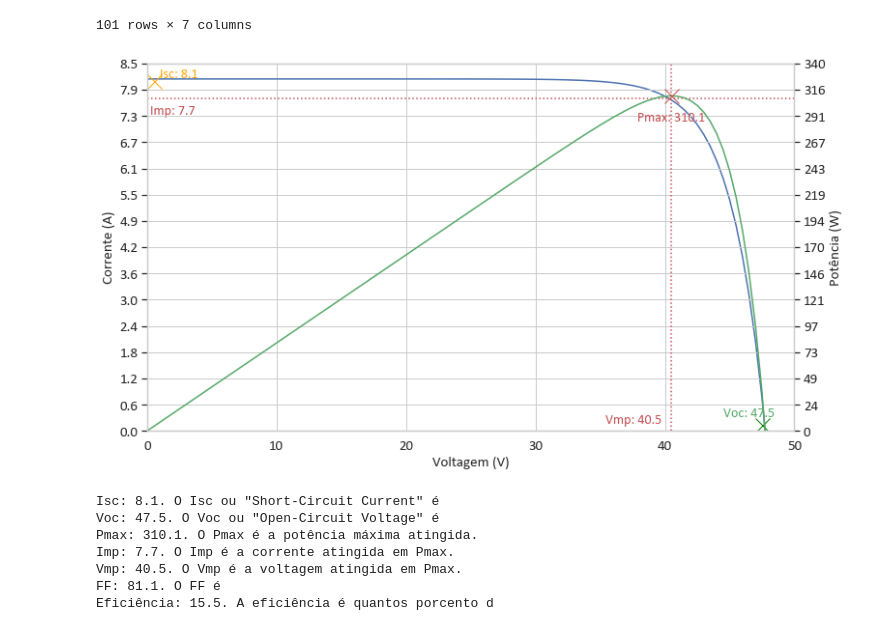
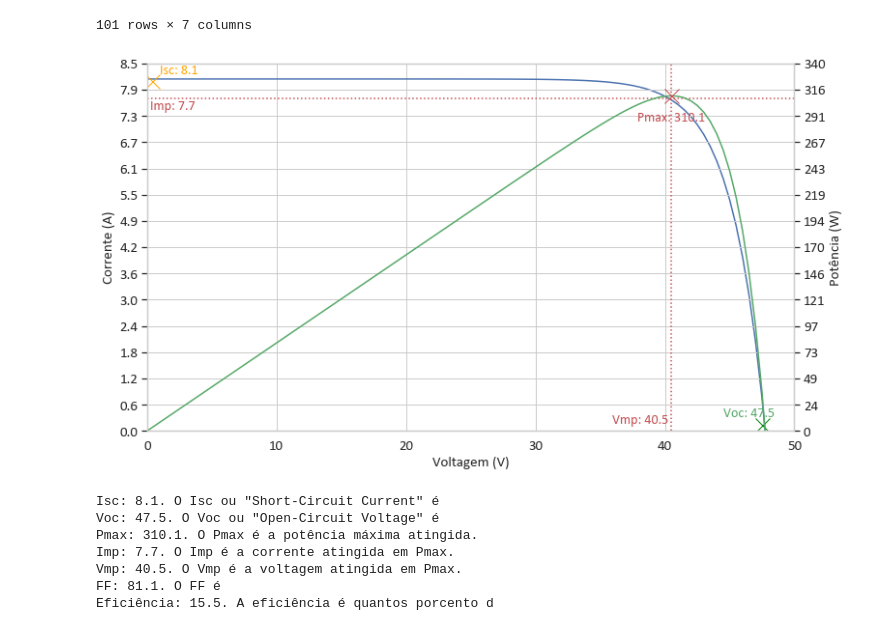
Before and after one commit to gtkacz/qta-projeto4, a Jupyter notebook: caracterizacao.ipynb, the cells around one changed output. Drawn from its saved outputs; the diff is of its cells as text; code cells hidden in the pictures.

```diff
--- a/caracterizacao.ipynb
+++ b/caracterizacao.ipynb
@@ -55,38 +55,39 @@ Vmp = round((df_max['Voltagem (V)']), 1)
 # %%
 fig, ax1 = plt.subplots()
 ax2 = ax1.twinx()
 
 ax1.plot(df['Voltagem (V)'], df['Corrente (A)'])
 ax2.plot(df['Voltagem (V)'], df['Potência (W)'], c='g')
 
-ax1.plot(0.5, Isc, marker="x", markersize=15, markeredgecolor="orange")
-ax1.annotate(f'Isc: {Isc}', (1, Isc), ha='left', va='bottom', c='orange')
+ax1.plot(0.35, Isc, marker="x", markersize=15, markeredgecolor="orange")
+ax1.annotate(f'Isc: {Isc}', (1, Isc+0.1), ha='left', va='bottom', c='orange')
 ax1.plot(Voc, 0.15, marker="x", markersize=15, markeredgecolor="green")
 ax1.annotate(f'Voc: {Voc}', (Voc-1, 0.4), ha='center', va='center', c='g')
 
 ax2.plot(Vmp, Pmax, marker="x", markersize=15, markeredgecolor="r")
 ax2.annotate(f'Pmax: {Pmax}', (Vmp, Pmax-20), ha='center', va='center', c='r')
 ax1.axhline(y=Imp, color='r', linestyle=':')
-ax1.annotate(f'Imp: {Imp}', (2, Imp-0.3), ha='center', va='center', c='r')
+ax1.annotate(f'Imp: {Imp}', (2, Imp-0.2), ha='center', va='center', c='r')
 ax2.axvline(x=Vmp, color='r', linestyle=':')
-ax2.annotate(f'Vmp: {Vmp}', (Vmp-0.75, 10), ha='right', va='center', c='r')
+ax2.annotate(f'Vmp: {Vmp}', (Vmp-0.25, 10), ha='right', va='center', c='r')
 
 ax1.set_ylabel('Corrente (A)')
 ax2.set_ylabel('Potência (W)')
 ax1.set_xlabel('Voltagem (V)')
 ax1.set_ylim([0, 8.5])
 ax2.set_ylim([0, 340])
 ax1.set_xlim([0, 50])
 ax2.set_xlim([0, 50])
 ax1.yaxis.set_major_locator(mtick.LinearLocator(15))
 ax2.yaxis.set_major_locator(mtick.LinearLocator(15))
 ax1.yaxis.set_major_formatter(FormatStrFormatter('%.1f'))
 ax2.yaxis.set_major_formatter(FormatStrFormatter('%.0f'))
 #ax1.autoscale(enable=True, axis='y')
 #ax2.autoscale(enable=True, axis='y')
+plt.savefig()
 plt.show()
 # %% [output]
-[figure, old version]
+[figure, new version]
 # %%
 FF = round((Imp*Vmp)/(Isc*Voc) * 100, 1)
 n = round((Pmax/Acell)/Plight * 100, 1)
```
Also changed, not shown: 1 other file.
